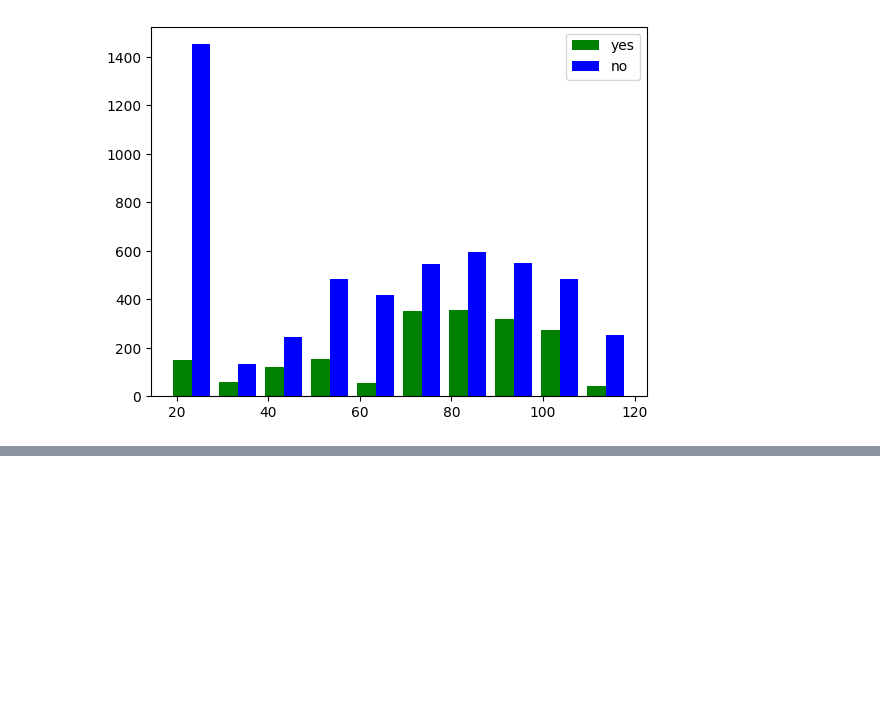
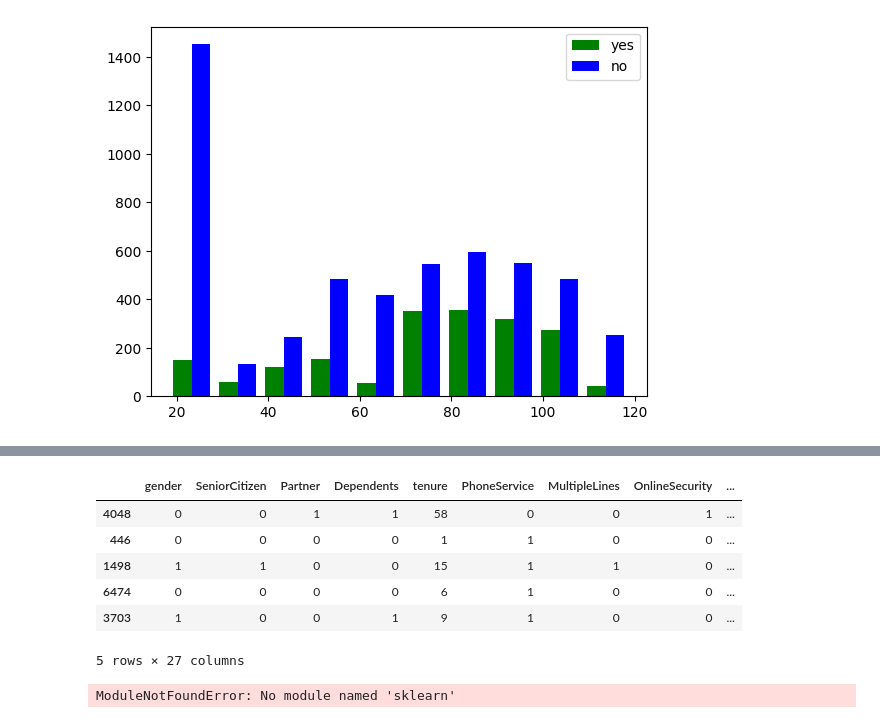
Before and after one commit to Gyawalisahaj/Deeplearn, a Jupyter notebook: customer churn/Telco-Customer-Churn.ipynb, the cells around one changed output, grey strips where cells are left out. Saved outputs shown, nothing was run; the diff lists cells and outputs as text; code cells hidden in the pictures; blank space fills up the shorter version.

Commit message:
Telecom churn

```diff
--- a/customer churn/Telco-Customer-Churn.ipynb
+++ b/customer churn/Telco-Customer-Churn.ipynb
@@ -105,0 +134,4 @@ plt.legend()
+# %%
+df1.replace( 'No internet service','No', inplace = True)
+df1.replace( 'No phone service','No', inplace = True)
+print_unique_col(df1)
@@ -105,0 +164,5 @@ plt.legend()
+# %%
+yes_no_col = ['Partner','Dependents','PhoneService','MultipleLines','OnlineSecurity','OnlineBackup','DeviceProtection','TechSupport','StreamingTV',
+             'StreamingMovies','PaperlessBilling','Churn']
+for i in yes_no_col:
+    df1[i].replace({'Yes':1, 'No': 0}, inplace= True)
@@ -105,0 +201,2 @@ plt.legend()
+# %%
+df1.gender.replace({'Male':1, 'Female': 0}, inplace= True)
@@ -105,0 +218,3 @@ plt.legend()
+# %%
+df2 = pd.get_dummies(data= df1, columns = ['InternetService', 'Contract', 'PaymentMethod'])
+df2.columns
@@ -105,0 +232,17 @@ plt.legend()
+# %%
+df2.sample(5)
+# %% [output]
+|  | gender | SeniorCitizen | Partner | Dependents | tenure | PhoneService | MultipleLines | OnlineSecurity | ... |
+| 4048 | 0 | 0 | 1 | 1 | 58 | 0 | 0 | 1 | ... |
+| 446 | 0 | 0 | 0 | 0 | 1 | 1 | 0 | 0 | ... |
+| 1498 | 1 | 1 | 0 | 0 | 15 | 1 | 1 | 0 | ... |
+| 6474 | 0 | 0 | 0 | 0 | 6 | 1 | 0 | 0 | ... |
+| 3703 | 1 | 0 | 0 | 1 | 9 | 1 | 0 | 0 | ... |
+5 rows × 27 columns
+# %%
+cols_to_scale = ['tenure', 'MonthlyCharges', 'TotalCharges']
+from sklearn.preprocessing import MinMaxScaler
+scaler = MinMaxScaler()
+df2[cols_to_scale] = scaler.fit_transform(df2[cols_to_scale])
+# %% [output]
+ModuleNotFoundError: No module named 'sklearn'
```
Also changed, not shown: parts of 21 cells of this notebook.
